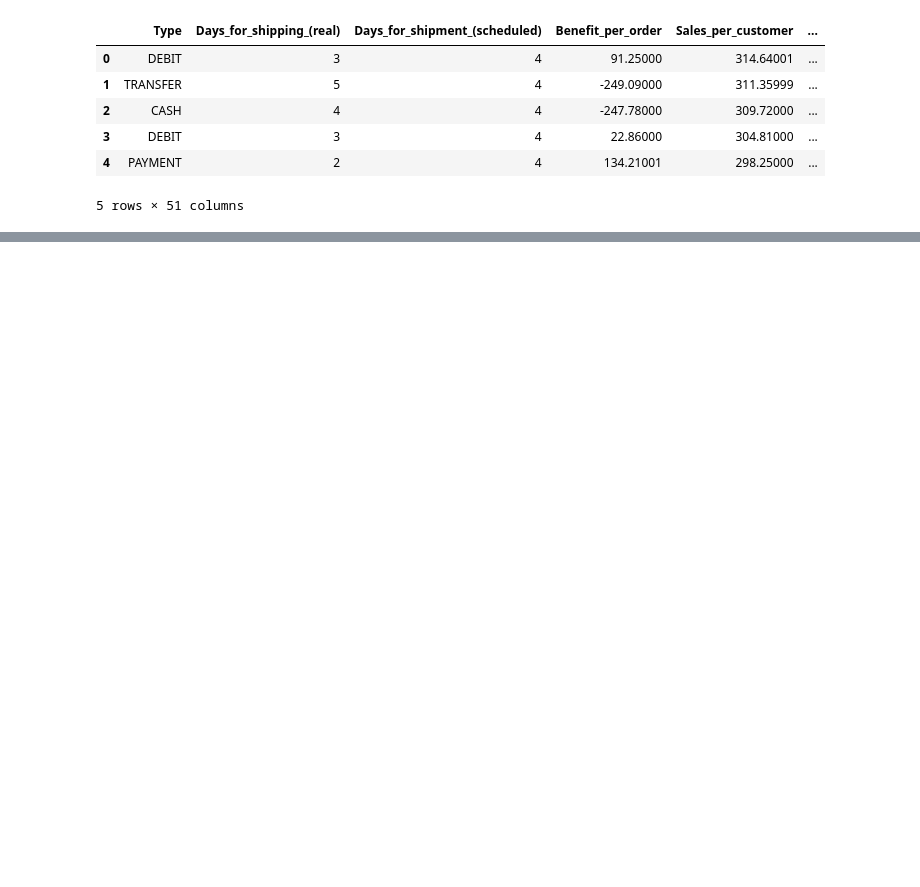
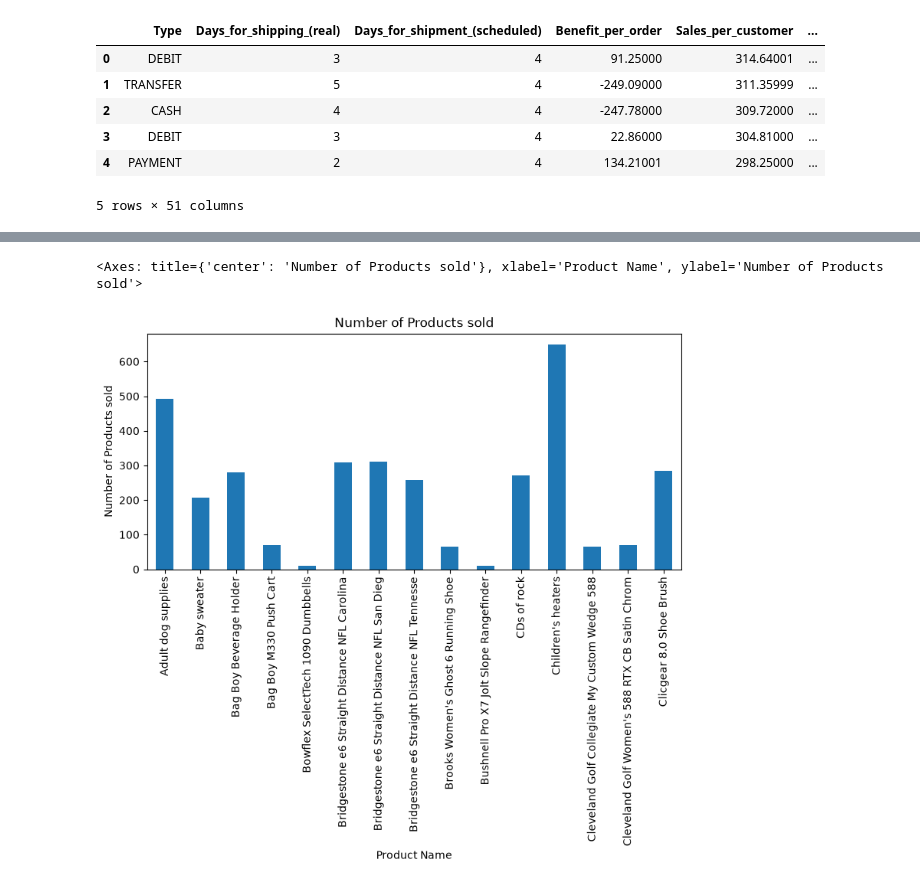
Before and after one commit to Mina-Makram-001/2B_Data_Science_Portfolio, a Jupyter notebook: 2_EDA.ipynb, the cells around one changed output, grey strips where cells are left out. Cells and saved outputs as stored; diff of their text form; code cells hidden in the pictures; blank space fills up the shorter version.

```diff
--- a/2_EDA.ipynb
+++ b/2_EDA.ipynb
@@ -20,0 +185,5 @@ df.head()
+# %%
+df.groupby(['Product_Name'])['Product_Name'].count().head(15).plot(kind='bar', title='Number of Products sold', figsize=(9, 4), xlabel='Product Name', ylabel='Number of Products sold')
+# %% [output]
+<Axes: title={'center': 'Number of Products sold'}, xlabel='Product Name', ylabel='Number of Products sold'>
+[figure, added]
```
Also changed, not shown: parts of 16 cells of this notebook, 2 other files.
